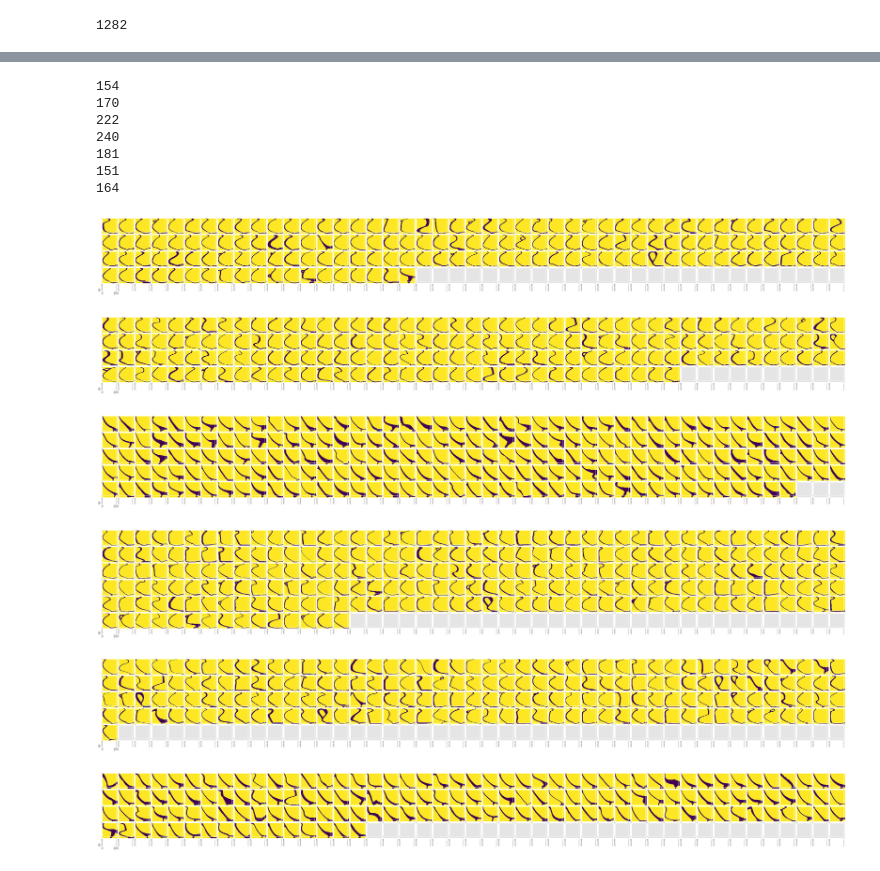
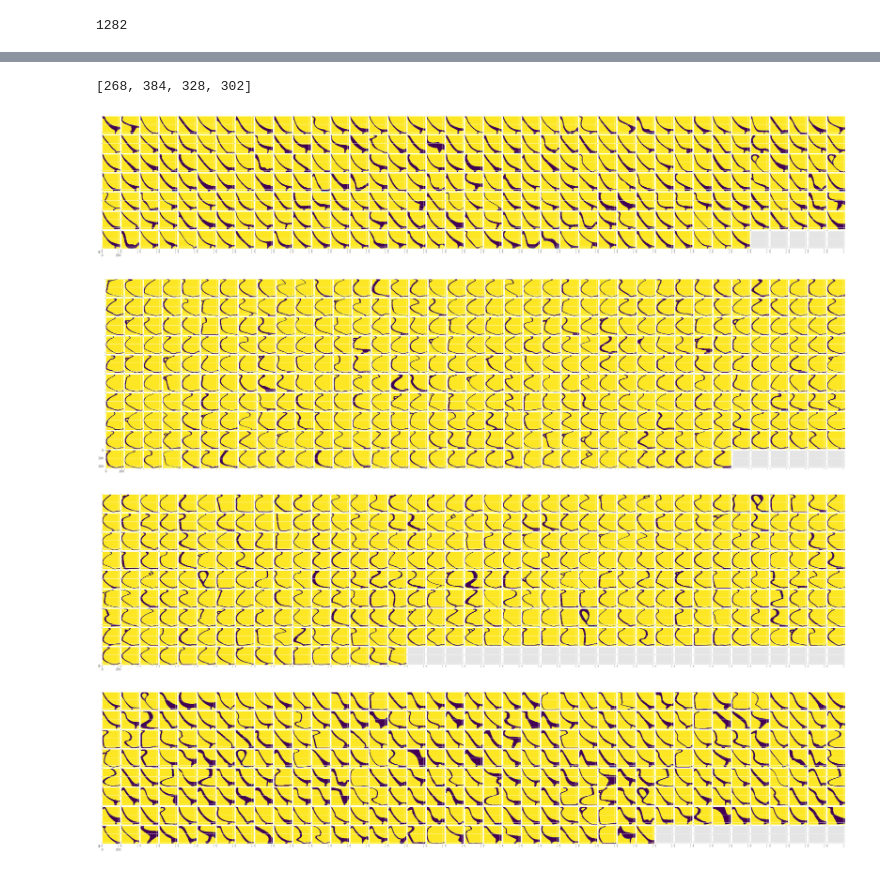
Before and after one commit to celiacintas/vasijas, a Jupyter notebook: unsupervised_CNN_vessels.ipynb, the cells around one changed output, grey strips where cells are left out. Drawn from its saved outputs; the diff is of its cells as text; code cells hidden in the pictures.

```diff
--- a/unsupervised_CNN_vessels.ipynb
+++ b/unsupervised_CNN_vessels.ipynb
@@ -107,7 +99,7 @@ import torch.nn.functional as F
 C =_C(input_h_w=64)
 C = C.to(available_device)
 # %%
-checkpoint = torch.load("models/checkpoint/myprefix_model_500.pth")
+checkpoint = torch.load("models/checkpoints_data/cnn_vessels_model_500.pth")
 C.load_state_dict(checkpoint)
 # %%
 from sklearn import metrics
@@ -211,3 +174,10 @@ colors[lbls == 3] = "y"
+# %%
+N_CLUSTERS = 4
+# %%
+plt.rcParams['figure.figsize'] = [6.0 * 1.5 , 4.0 * 1.5]
+tsne = manifold.TSNE(n_components=2, init='pca', random_state=0)
+X_tsne = tsne.fit_transform(y_pred)
+lbls = KMeans(n_clusters=N_CLUSTERS, random_state=0).fit_predict(X_tsne)
 # %%
 files = np.array(imagenet_data.imgs)[test_loader.dataset.indices][:, 0]
 # %%
@@ -237,3 +184,0 @@ plt.show()
-# %%
-plt.rcParams['figure.figsize'] = [6.0, 4.0 ]
-plt.scatter(x_pca[:, 0], x_pca[:, 1], c=colors)
@@ -247,29 +196,23 @@ for img, j in zip(files, lbls):
 # %%
 import skimage
+# %%
+size_clusters
+# %% [output]
+[268, 384, 328, 302]
 # %%
 plt.rcParams['figure.figsize'] = [6.0 * 30, 4.0 * 30]
 from mpl_toolkits.axes_grid1 import AxesGrid
 for c in clusters.values():
     fig = plt.figure()
     fig.subplots_adjust(left=0.05, right=0.95)
     grid = AxesGrid(fig, 141,
-                    nrows_ncols=(10, 45),
+                    nrows_ncols=(10, 39),
                     axes_pad=0.05,
                     label_mode="1")
-    print(len(c))
     for i, img in enumerate(c):
         grid[i].imshow(skimage.transform.resize(skimage.io.imread(img, 1), (224,224)))
 # %% [output]
-154
-170
-222
-240
-181
-151
-164
-[figure, old version]
+[figure, new version]
-[figure, old version]
+[figure, new version]
-[figure, old version]
+[figure, new version]
-[figure, old version]
+[figure, new version]
-[figure, removed]
-[figure, removed]
```
Also changed, not shown: parts of 18 cells of this notebook, 2 other files.
